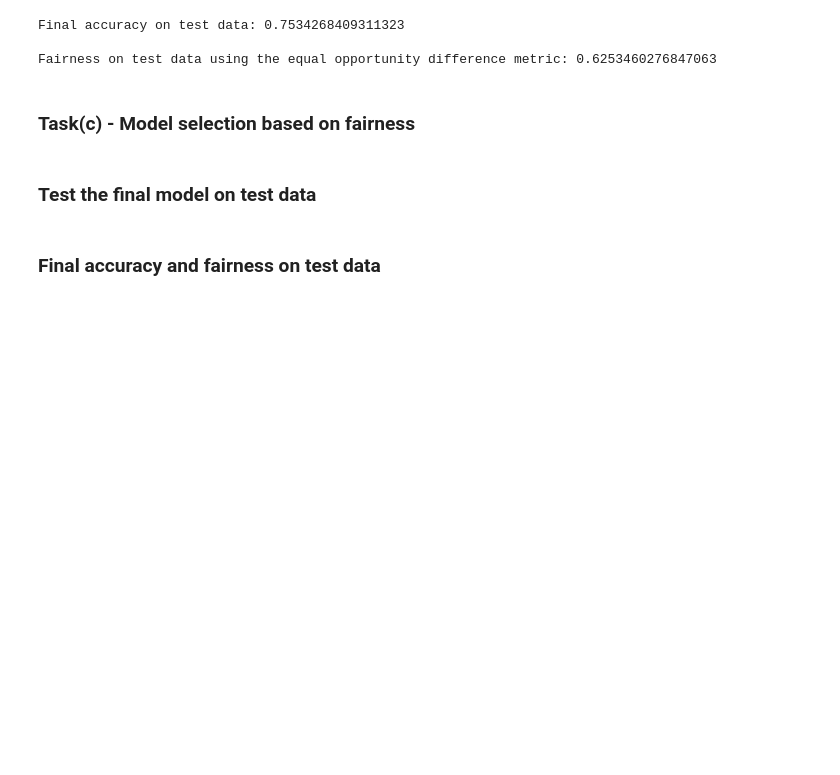
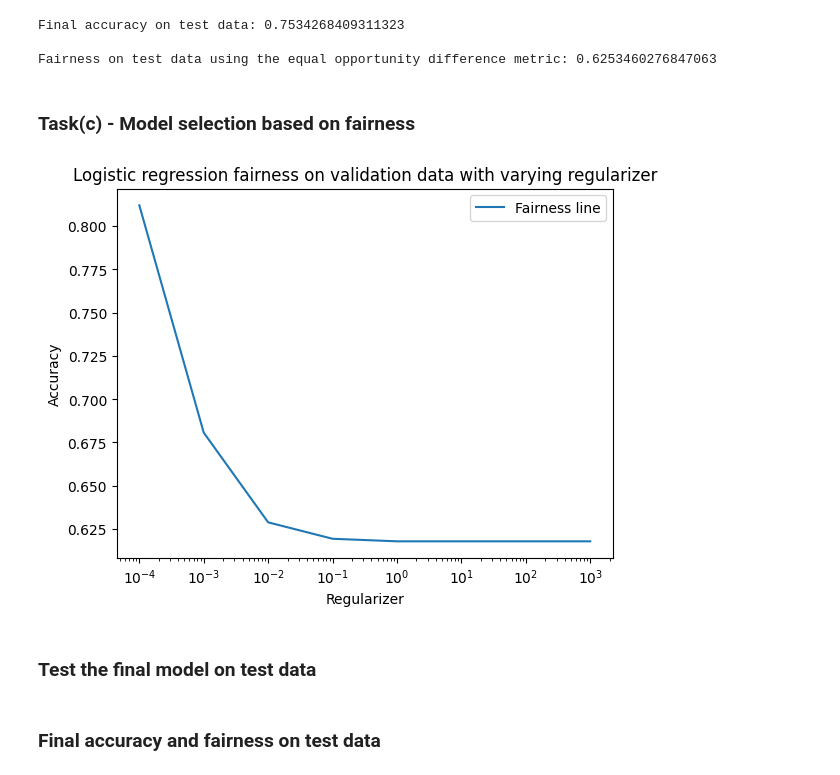
Before and after one commit to mitsides06/Fairness-ML, a Jupyter notebook: main.ipynb, the cells around one changed output. Drawn from its saved outputs; the diff is of its cells as text; code cells hidden in the pictures; blank space fills up the shorter version.

```diff
--- a/main.ipynb
+++ b/main.ipynb
@@ -148,6 +165,7 @@ Fairness on test data using the equal opportunity difference metric: 0.625346027
 ### Task(c) - Model selection based on fairness
 # %%
 def find_most_fair_logistic_reg_model(splits, parameters, reweighing=False):
+    mean_fairnesses = []
     final_scaler = None
     min_diff = float('inf')
     best_model = None
@@ -178,14 +196,30 @@ def find_most_fair_logistic_reg_model(splits, parameters, reweighing=False):
             fairnesses.append(fairness)
 
         mean_fairness = sum(fairnesses) / len(fairnesses)
+        mean_fairnesses.append(mean_fairness)
         #print(mean_fairness)
         if mean_fairness < min_diff:
             min_diff = mean_fairness
             best_model = learner
             final_scaler = scaler
-    return best_model, final_scaler, min_diff
+    return best_model, final_scaler, min_diff, parameters, mean_fairnesses
 # %%
-final_model, final_scaler, final_fairness = find_most_fair_logistic_reg_model(splits = splits, parameters=parameters)
+final_model, final_scaler, final_fairness, parameters, mean_fairnesses = find_most_fair_logistic_reg_model(splits = splits, parameters=parameters)
+# %%
+import matplotlib.pyplot as plt
+
+plt.plot(parameters, mean_fairnesses, label='Fairness line')
+plt.xscale('log')
+
+plt.title('Logistic regression fairness on validation data with varying regularizer')
+plt.xlabel('Regularizer')
+plt.ylabel('Accuracy')
+
+plt.legend()
+
+plt.show()
+# %% [output]
+[figure, added]
 # %% [markdown]
 ### Test the final model on test data
 # %%
```
Also changed, not shown: parts of 9 cells of this notebook.
